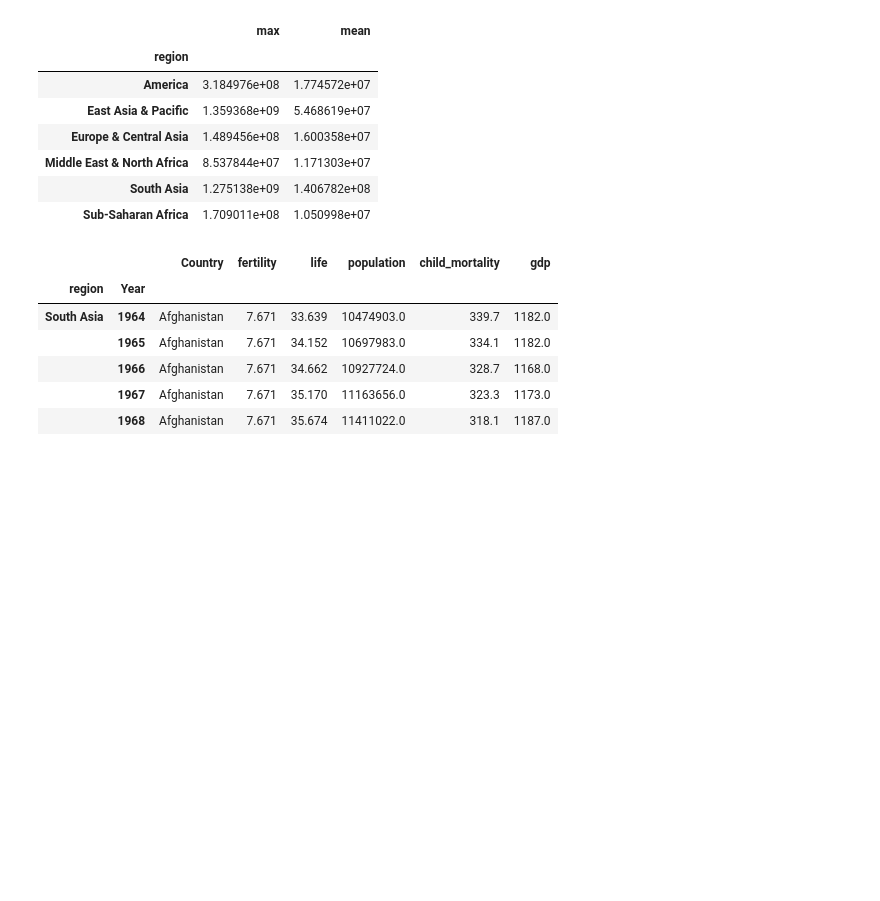
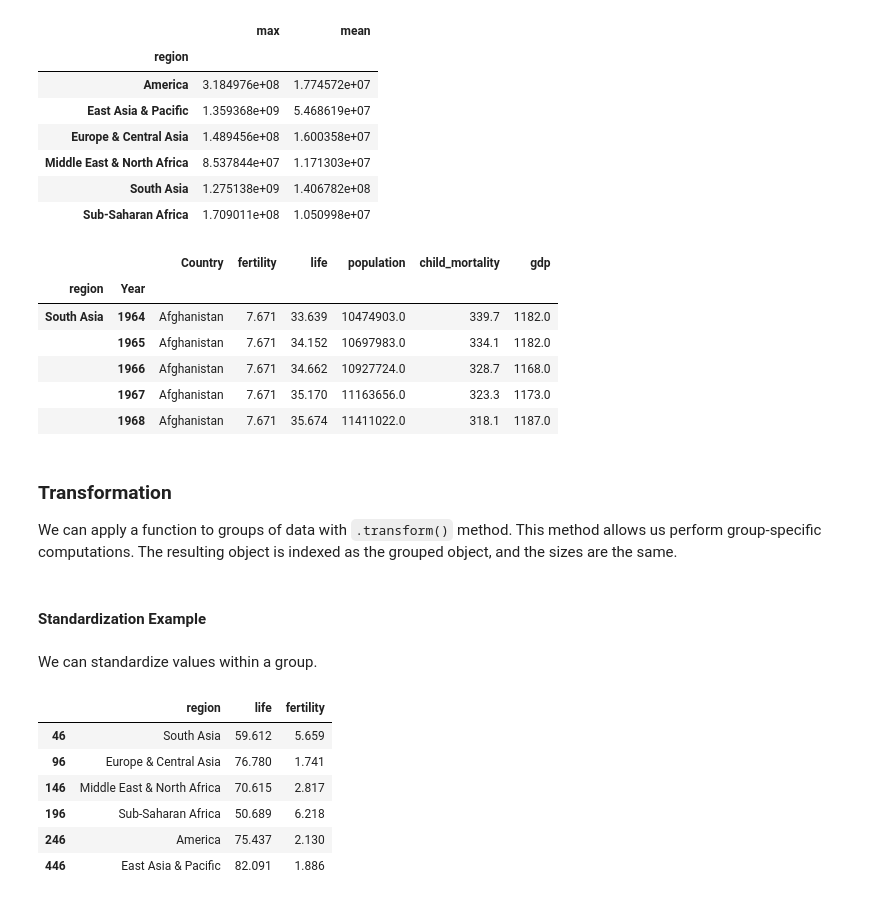
Before and after one commit to kaymal/python-teach, a Jupyter notebook: Python for Data Science/Manipulating DataFrames with Pandas - 2 (Grouping Data).ipynb, the cells around one changed output. Cells and saved outputs as stored; diff of their text form; code cells hidden in the pictures; blank space fills up the shorter version.

```diff
--- a/Python for Data Science/Manipulating DataFrames with Pandas - 2 (Grouping Data).ipynb
+++ b/Python for Data Science/Manipulating DataFrames with Pandas - 2 (Grouping Data).ipynb
@@ -91,3 +136,24 @@ df.head()
 |  | 1966 | Afghanistan | 7.671 | 34.662 | 10927724.0 | 328.7 | 1168.0 |
 |  | 1967 | Afghanistan | 7.671 | 35.170 | 11163656.0 | 323.3 | 1173.0 |
 |  | 1968 | Afghanistan | 7.671 | 35.674 | 11411022.0 | 318.1 | 1187.0 |
+# %% [markdown]
+### Transformation
+
+We can apply a function to groups of data with `.transform()` method. This method allows us perform group-specific computations. The resulting object is indexed as the grouped object, and the sizes are the same.
+# %% [markdown]
+#### Standardization Example
+# %% [markdown]
+We can standardize values within a group.
+# %%
+# Create a new Data Frame with only 2010 data
+df_2010 = df[df['Year']==2010]
+
+df_2010.groupby('region')['region','life','fertility'].head(1)
+# %% [output]
+|  | region | life | fertility |
+| 46 | South Asia | 59.612 | 5.659 |
+| 96 | Europe & Central Asia | 76.780 | 1.741 |
+| 146 | Middle East & North Africa | 70.615 | 2.817 |
+| 196 | Sub-Saharan Africa | 50.689 | 6.218 |
+| 246 | America | 75.437 | 2.130 |
+| 446 | East Asia & Pacific | 82.091 | 1.886 |
```
Also changed, not shown: parts of 22 cells of this notebook.
